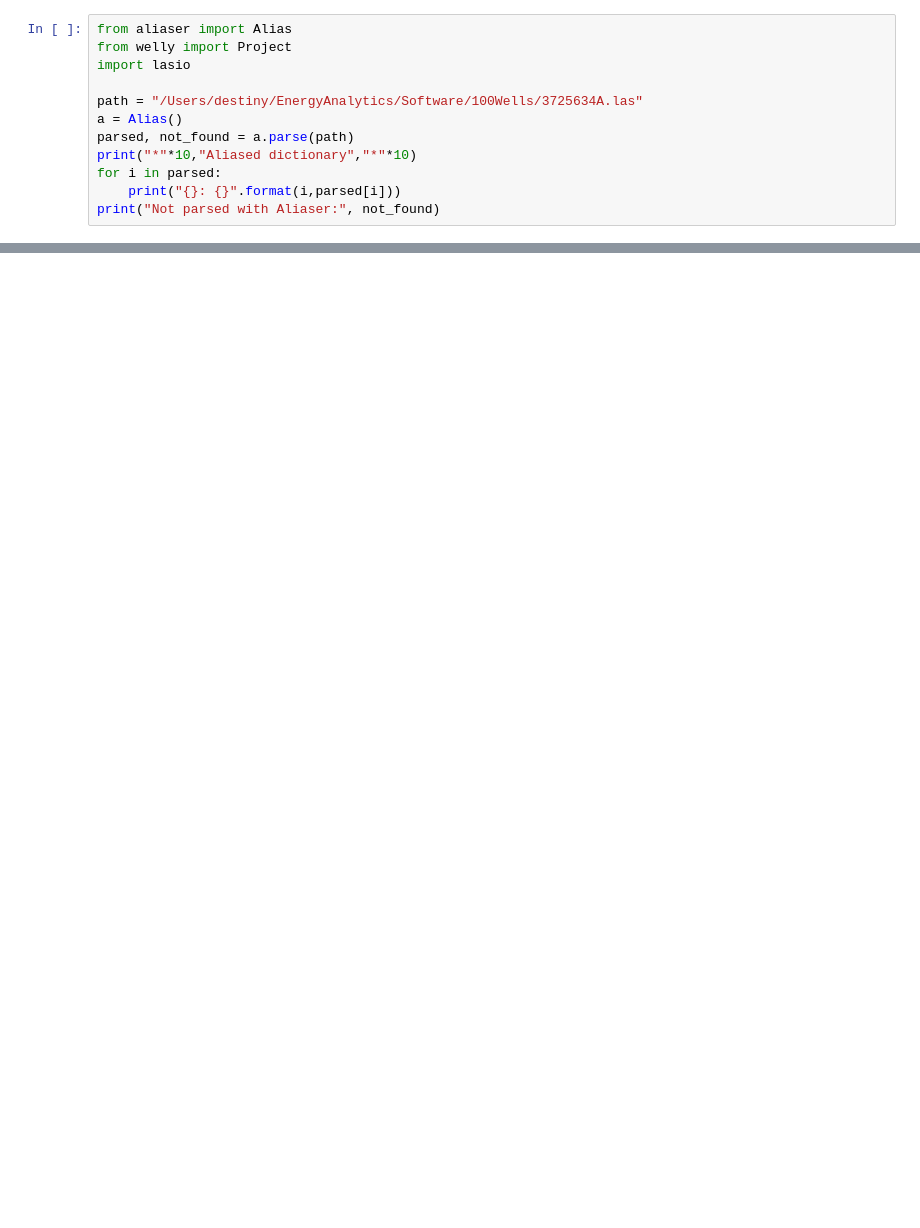
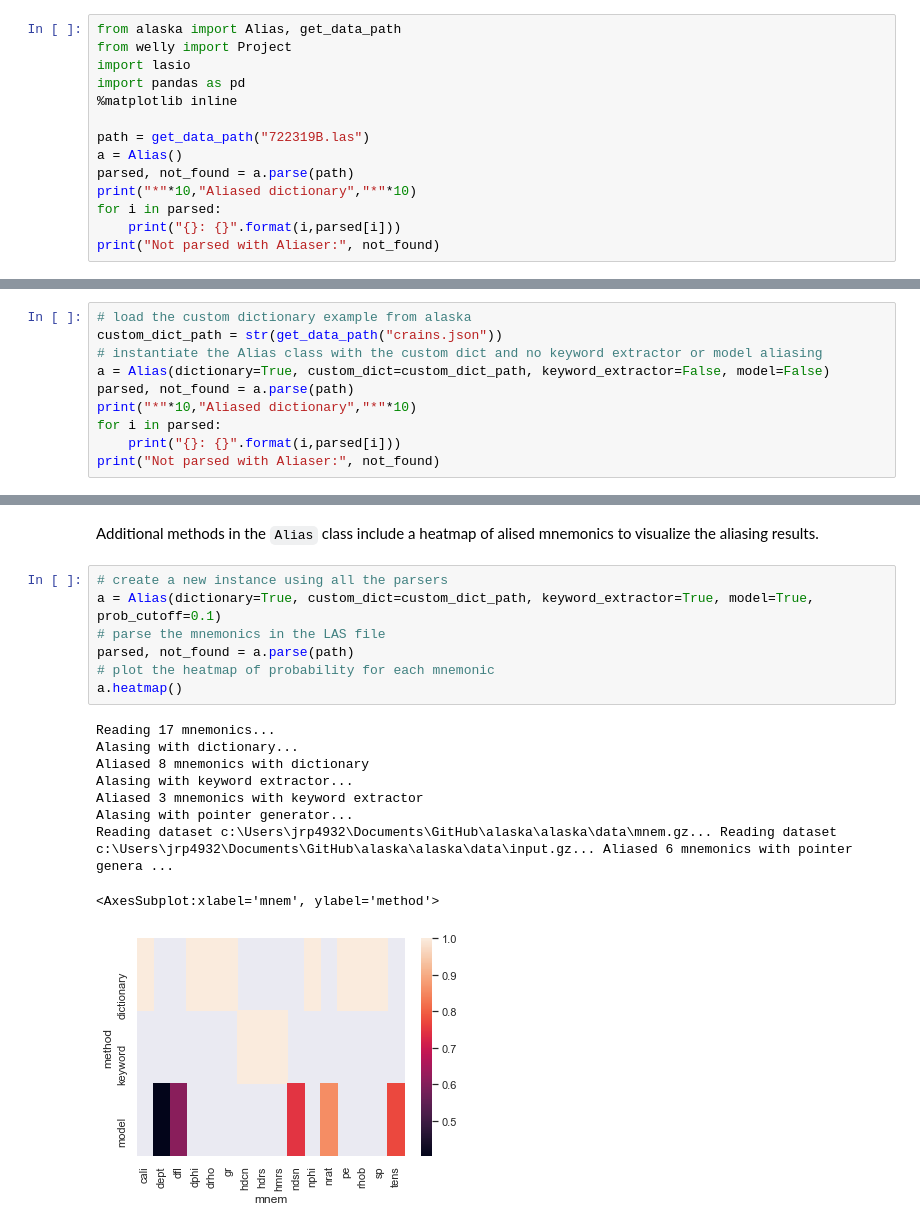
Before and after one commit to FRI-Energy-Analytics/alaska, a Jupyter notebook: README.ipynb, the cells around one changed output, grey strips where cells are left out. Drawn from its saved outputs; the diff is of its cells as text; blank space fills up the shorter version.

```diff
--- a/README.ipynb
+++ b/README.ipynb
@@ -5,9 +5,11 @@
 # %%
-from aliaser import Alias
+from alaska import Alias, get_data_path
 from welly import Project
 import lasio
+import pandas as pd
+%matplotlib inline
 
-path = "/Users/destiny/EnergyAnalytics/Software/100Wells/3725634A.las"
+path = get_data_path("722319B.las")
 a = Alias()
 parsed, not_found = a.parse(path)
 print("*"*10,"Aliased dictionary","*"*10)
@@ -63,0 +95,10 @@ print(data)
+# %%
+# load the custom dictionary example from alaska
+custom_dict_path = str(get_data_path("crains.json"))
+# instantiate the Alias class with the custom dict and no keyword extractor or model aliasing
+a = Alias(dictionary=True, custom_dict=custom_dict_path, keyword_extractor=False, model=False)
+parsed, not_found = a.parse(path)
+print("*"*10,"Aliased dictionary","*"*10)
+for i in parsed:
+    print("{}: {}".format(i,parsed[i]))
+print("Not parsed with Aliaser:", not_found)
@@ -63,0 +119,19 @@ print(data)
+# %% [markdown]
+Additional methods in the `Alias` class include a heatmap of alised mnemonics to visualize the aliasing results.
+# %%
+# create a new instance using all the parsers
+a = Alias(dictionary=True, custom_dict=custom_dict_path, keyword_extractor=True, model=True, prob_cutoff=0.1)
+# parse the mnemonics in the LAS file
+parsed, not_found = a.parse(path)
+# plot the heatmap of probability for each mnemonic
+a.heatmap()
+# %% [output]
+Reading 17 mnemonics...
+Alasing with dictionary...
+Aliased 8 mnemonics with dictionary
+Alasing with keyword extractor...
+Aliased 3 mnemonics with keyword extractor
+Alasing with pointer generator...
+Reading dataset c:\Users\jrp4932\Documents\GitHub\alaska\alaska\data\mnem.gz... Reading dataset c:\Users\jrp4932\Documents\GitHub\alaska\alaska\data\input.gz... Aliased 6 mnemonics with pointer genera ...
+<AxesSubplot:xlabel='mnem', ylabel='method'>
+[figure, added]
```
Also changed, not shown: parts of 15 cells of this notebook, 1 other file.
